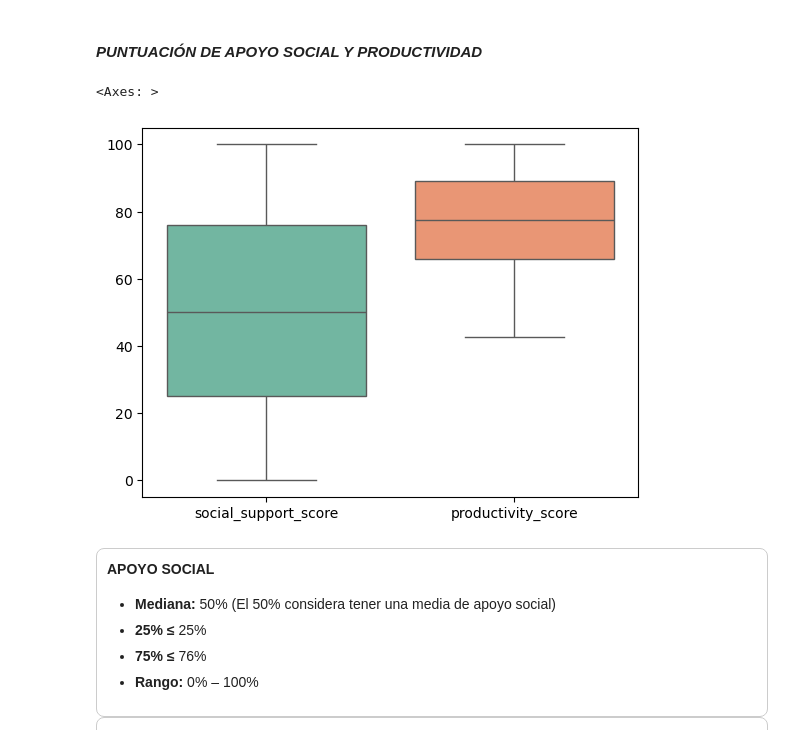
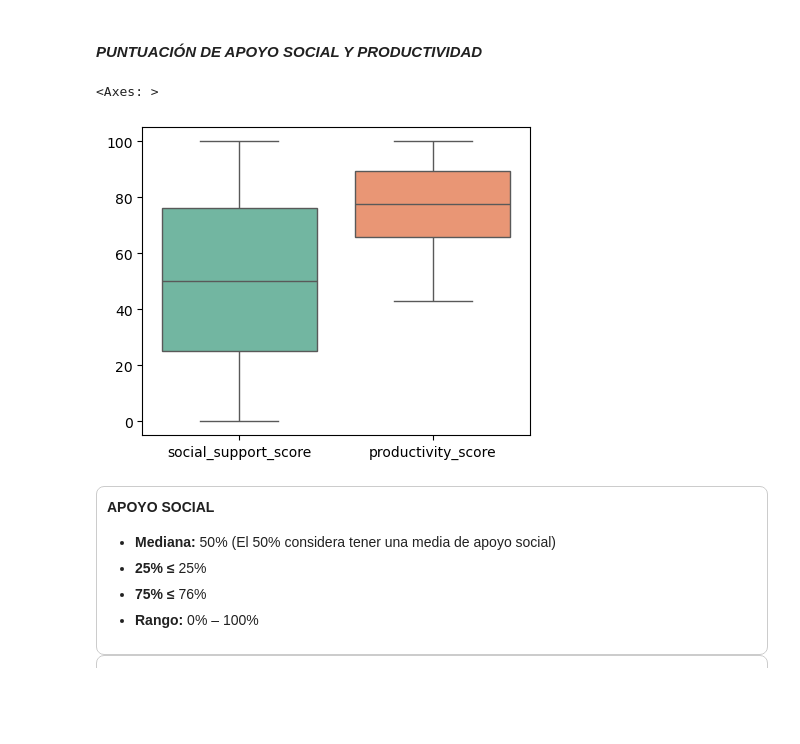
Before and after one commit to MEugenia96/analisis-saludmental, a Jupyter notebook: Proyecto_MentalHealth.ipynb, the cells around one changed output. Cells and saved outputs as stored; diff of their text form; code cells hidden in the pictures; blank space fills up the shorter version.

```diff
--- a/Proyecto_MentalHealth.ipynb
+++ b/Proyecto_MentalHealth.ipynb
@@ -126,11 +126,12 @@ sns.boxplot(data=df[['stress_level', 'sleep_hours','physical_activity_days']],
 # %% [markdown]
 #### _PUNTUACIÓN DE APOYO SOCIAL Y PRODUCTIVIDAD_
 # %%
+plt.figure(figsize=(5,4))
 sns.boxplot(data=df[['social_support_score','productivity_score']],
             palette="Set2")
 # %% [output]
 <Axes: >
-[figure, old version]
+[figure, new version]
 # %% [markdown]
 <div style="display: flex; justify-content: space-around; text-align: left; font-size: 14px;">
 
```
Also changed, not shown: parts of 17 cells of this notebook.
